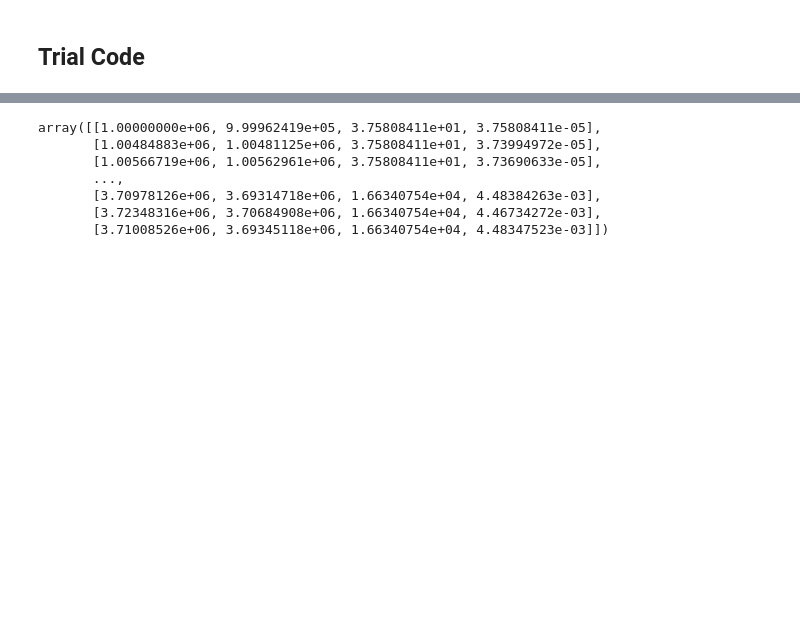
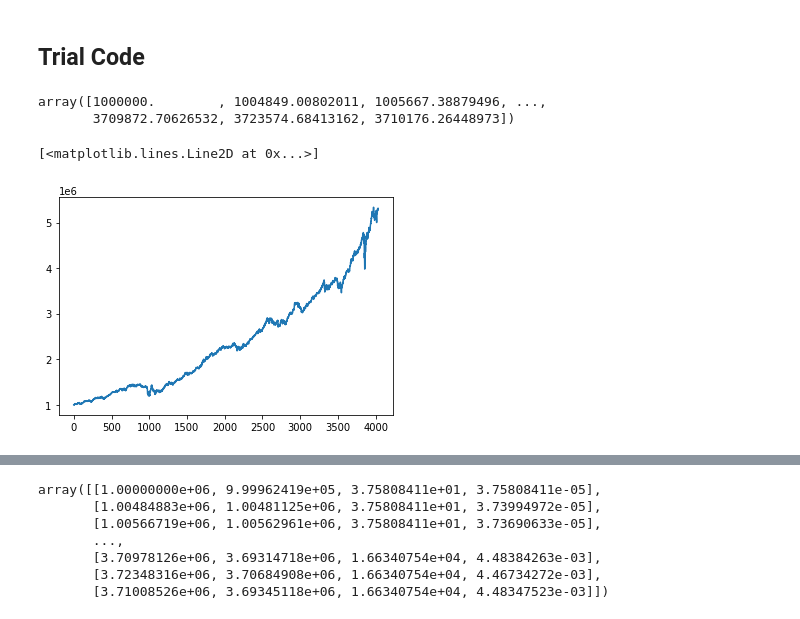
Before and after one commit to ningtong88/Capstone_TDAmeritrade, a Jupyter notebook: TDAmeritrade Cash Based Portfolio Rebalancing.ipynb, the cells around one changed output, grey strips where cells are left out. Cells and saved outputs as stored; diff of their text form; code cells hidden in the pictures; blank space fills up the shorter version.

Commit message:
Update TDAmeritrade Cash Based Portfolio Rebalancing.ipynb
Fixed some minor issues, added threshold rebalancing to the functions, and finished the array to dataframe function.

```diff
--- a/TDAmeritrade Cash Based Portfolio Rebalancing.ipynb
+++ b/TDAmeritrade Cash Based Portfolio Rebalancing.ipynb
@@ -235,7 +273,7 @@ def calendar_threshold_rebalance_discrete(data, portfolio_weights, initial_money
         count += 1
     return arr_port_det, arr_port_sum, arr_trades, arr_cash
 # %%
-arr_port_det, arr_port_sum, arr_trades, arr_cash = calendar_threshold_rebalance_discrete(d, portfolio_weights, initial_money=1000000, rebalance_days = 1, threshold = 1)
+arr_port_det, arr_port_sum, arr_trades, arr_cash = calendar_threshold_rebalance_discrete(d, portfolio_weights, initial_money=1000000, rebalance_days = 45000, threshold = 5)
 # %% [markdown]
 # Functions to track dividend payments and rebalance using continuous assets
 
@@ -348,6 +400,8 @@ def calendar_threshold_rebalance_continuous(data, portfolio_weights, initial_mon
         count += 1
 
     return arr_port_det, arr_port_sum, arr_trades, arr_cash
+# %%
+arr_port_det, arr_port_sum, arr_trades, arr_cash=calendar_threshold_rebalance_continuous(d, portfolio_weights, initial_money=1000000, rebalance_days = 45000, threshold = 5)
 # %% [markdown]
 ## array_to_dataframe turns the outputs of the rebalancing functions to dataframes
 # %%
@@ -358,2 +435,12 @@ def array_to_dataframe(data, portfolio_weights, arr_port_det, arr_port_sum, arr_
 # %% [markdown]
 ## Trial Code
+# %%
+arr_port_sum[:,0]
+# %% [output]
+array([1000000.        , 1004849.00802011, 1005667.38879496, ...,
+       3709872.70626532, 3723574.68413162, 3710176.26448973])
+# %%
+plt.plot(arr_port_sum[:,0])
+# %% [output]
+[<matplotlib.lines.Line2D at 0x...>]
+[figure, added]
```
Also changed, not shown: parts of 12 cells of this notebook.
